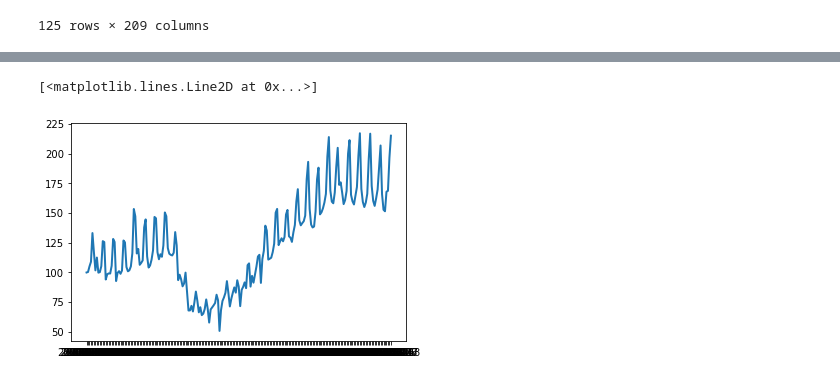
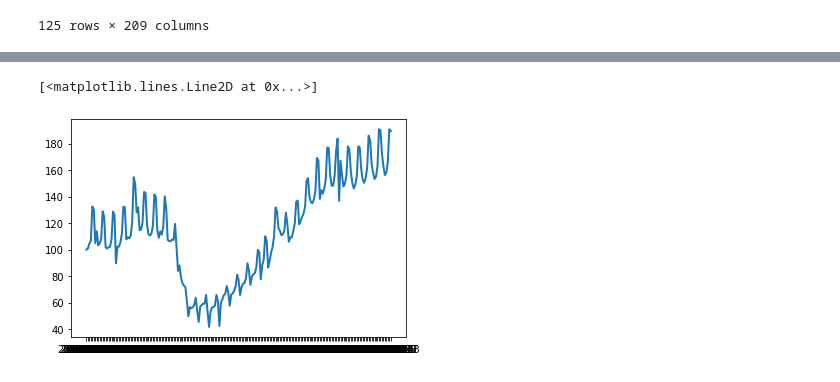
Before and after one commit to LisaHarrison08/Project_G4, a Jupyter notebook: Mobility.ipynb, the cells around one changed output, grey strips where cells are left out. Drawn from its saved outputs; the diff is of its cells as text; code cells hidden in the pictures.

Commit message:
Added more state graphs

```diff
--- a/Mobility.ipynb
+++ b/Mobility.ipynb
@@ -122,5 +112,5 @@ us_driving_df.to_csv("Data/us_driving_df.csv")
 # %%
-plt.plot(us_driving_df['level_1'],us_driving_df['Virginia'],linewidth=2)
+plt.plot(us_driving_df['level_1'],us_driving_df['California'],linewidth=2)
 # %% [output]
 [<matplotlib.lines.Line2D at 0x...>]
-[figure, old version]
+[figure, new version]
```
Also changed, not shown: parts of 5 cells of this notebook.
